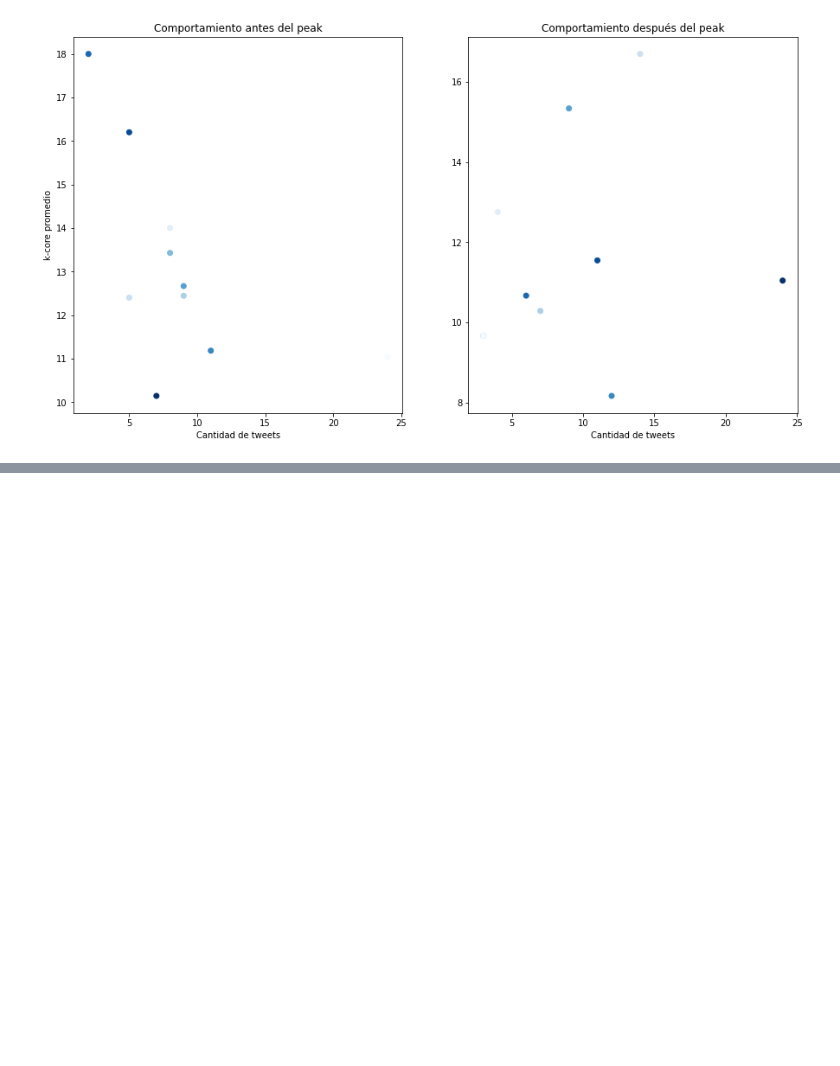
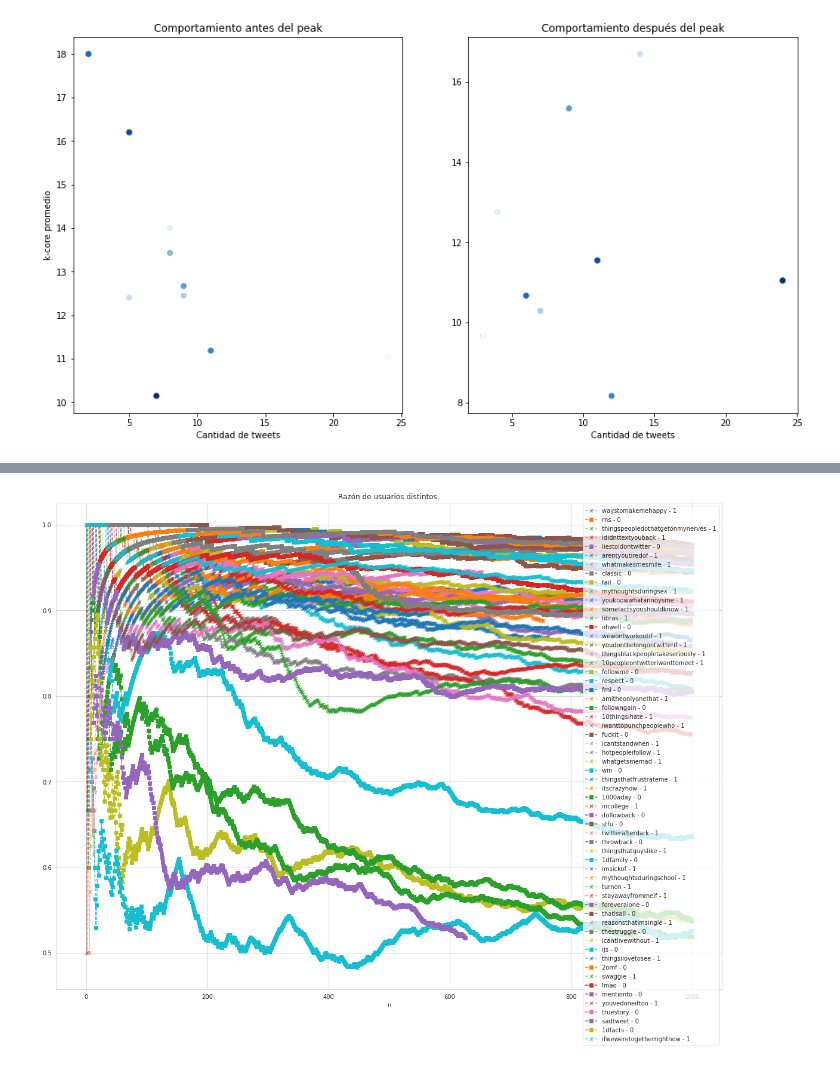
Before and after one commit to ErickMMuniz/NetworkAnalysis_TwitterTrends, a Jupyter notebook: NetworkAnalysis_TwitterTrends.ipynb, the cells around one changed output, grey strips where cells are left out. Saved outputs shown, nothing was run; the diff lists cells and outputs as text; code cells hidden in the pictures; blank space fills up the shorter version.

```diff
--- a/NetworkAnalysis_TwitterTrends.ipynb
+++ b/NetworkAnalysis_TwitterTrends.ipynb
@@ -4864,0 +5037,73 @@ plt.show()
+# %%
+path = "/content/drive/MyDrive/NetworkAnalysis_TwitterTrends/data_new_vecindad/data_nodes_df"
+path_network = "/content/drive/MyDrive/NetworkAnalysis_TwitterTrends/data_new_vecindad/data_cm_network/"
+path_df = "/content/drive/MyDrive/NetworkAnalysis_TwitterTrends/data_df_vecindad"
+n = 70
+#n = len(os.listdir(path))
+i = 1
+dict_list_diffusion = {}
+
+figuser_time, axusertime = plt.subplots()
+figuser_time.set_size_inches([20,15])
+#axusertime.set_xscale('log')
+axusertime.set_xlabel("n")
+non_useful_trend = ['first20songsonshuffle','teamautofollow','weed',
+                   'bizitalk', 'autofollowback','team','soundcloud','tweetyourheight',
+                    'hardestthingsinlife','bbl']
+for file_trend in os.listdir(path)[0:n]:
+  trend = file_trend.split('.')[0]
+  if not trend in non_useful_trend:
+    #print(i,"/",n," - Trabajando trend: - ", trend)
+    path_file = "{}/{}.gml".format(path_network,trend)
+    b = B[ B['trend'] == trend]['burst'].to_list()[0]
+    #G = nx.read_gml(path_file)
+    #Difusión
+    #dict_list_diffusion[trend] = make_procees_difusion(G)
+
+    #DF los que inicias
+    path_file = "{}/{}".format(path_df,file_trend)
+    foo_df = pd.read_csv(path_file)
+
+    foo_dataframe = pd.DataFrame(data = {'time': np.array(foo_df['time'], dtype='datetime64'),
+                                              'count': np.repeat([1], repeats= foo_df['time'].shape[0])})
+
+    freq = "25min"
+    foo = foo_dataframe.groupby( pd.Grouper(key="time",freq=freq) ).sum()
+    peak = foo[foo['count'] == max(foo['count'])].index.format()[0]
+    steps = 15
+
+    axusertime.set_title('Razón de usuarios distintos.')
+
+    before_count_peak =  foo[foo.index <= peak ].iloc[-steps:,:]
+    df_before_peak = foo_df[ foo_df['time'] < peak][['time','userid']]
+    n_before = min([df_before_peak.shape[0], 1000])
+
+    proporcion = []
+    len_users = df_before_peak['userid'].to_list()
+    len_users.reverse()
+    len_users = len_users[0:n_before]
+    len_users.reverse()
+
+    for k in range(n_before):
+      proporcion.append( len(pd.unique(len_users[0:k+1])) / (k+1))
+    if b:
+      #axusertime.scatter(range(n_before), proporcion, c = range(n_before),
+      #                cmap = 'Reds_r')
+      axusertime.plot(range(n_before), proporcion, marker = '$x$', alpha = 0.5, #color = 'red',
+                      linestyle = 'dashed', label = "{} - {}".format(trend,b) )
+    else:
+      #axusertime.scatter(range(n_before), proporcion, c = range(n_before),
+      #                cmap = 'Blues_r')
+      axusertime.plot(range(n_before), proporcion, marker = 's', #color = 'cyan',
+                      linestyle = 'dashed', label = "{} - {}".format(trend,b) )
+
+    #print(i,"/",n," - Terminando trend: - ", trend)
+    if proporcion[-1] > 0.95 and b == 1:
+      print(trend)
+    if proporcion[-1] < 0.9 and b == 0:
+      print(trend)
+
+    i += 1
+axusertime.legend()
+plt.show()
+# %% [output]
@@ -4864,0 +5119 @@ plt.show()
+[figure, added]
```
Also changed, not shown: parts of 12 cells of this notebook.
